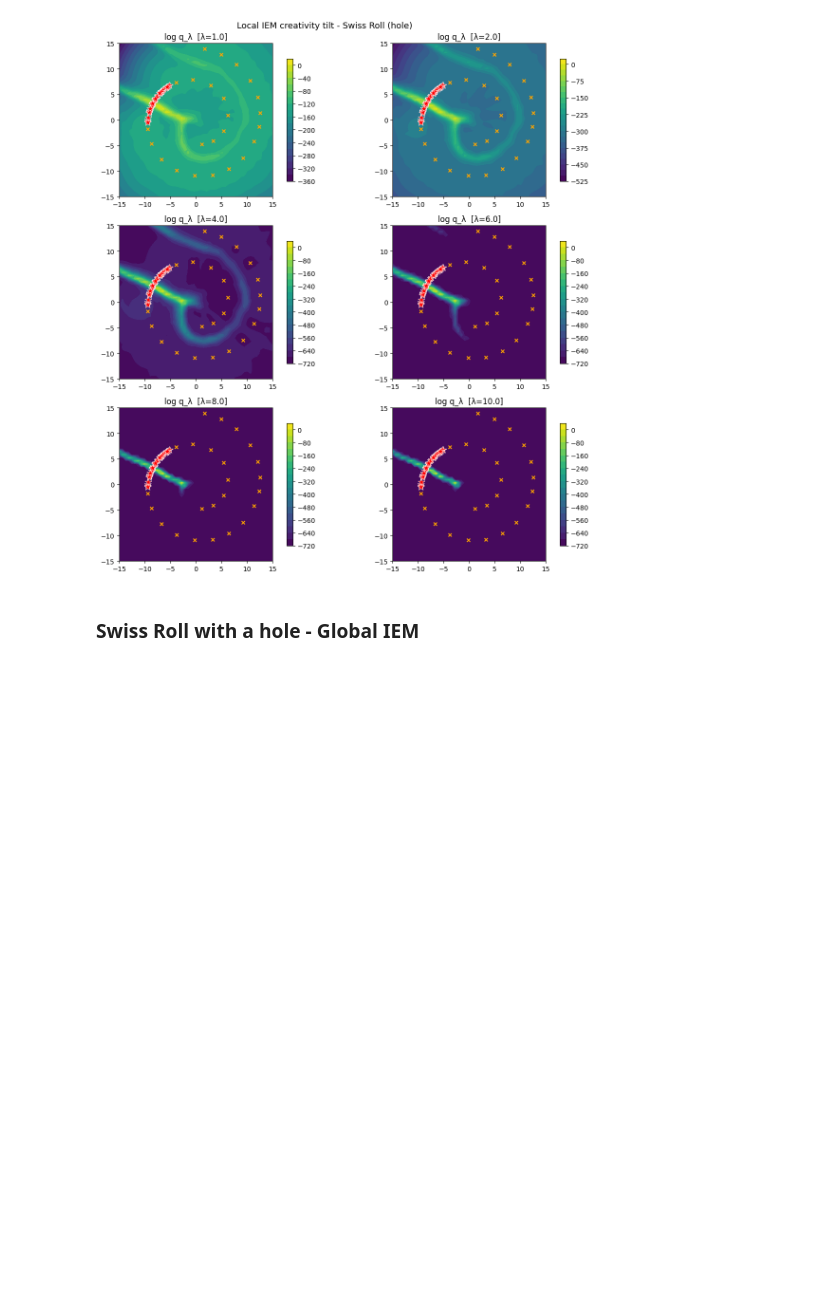
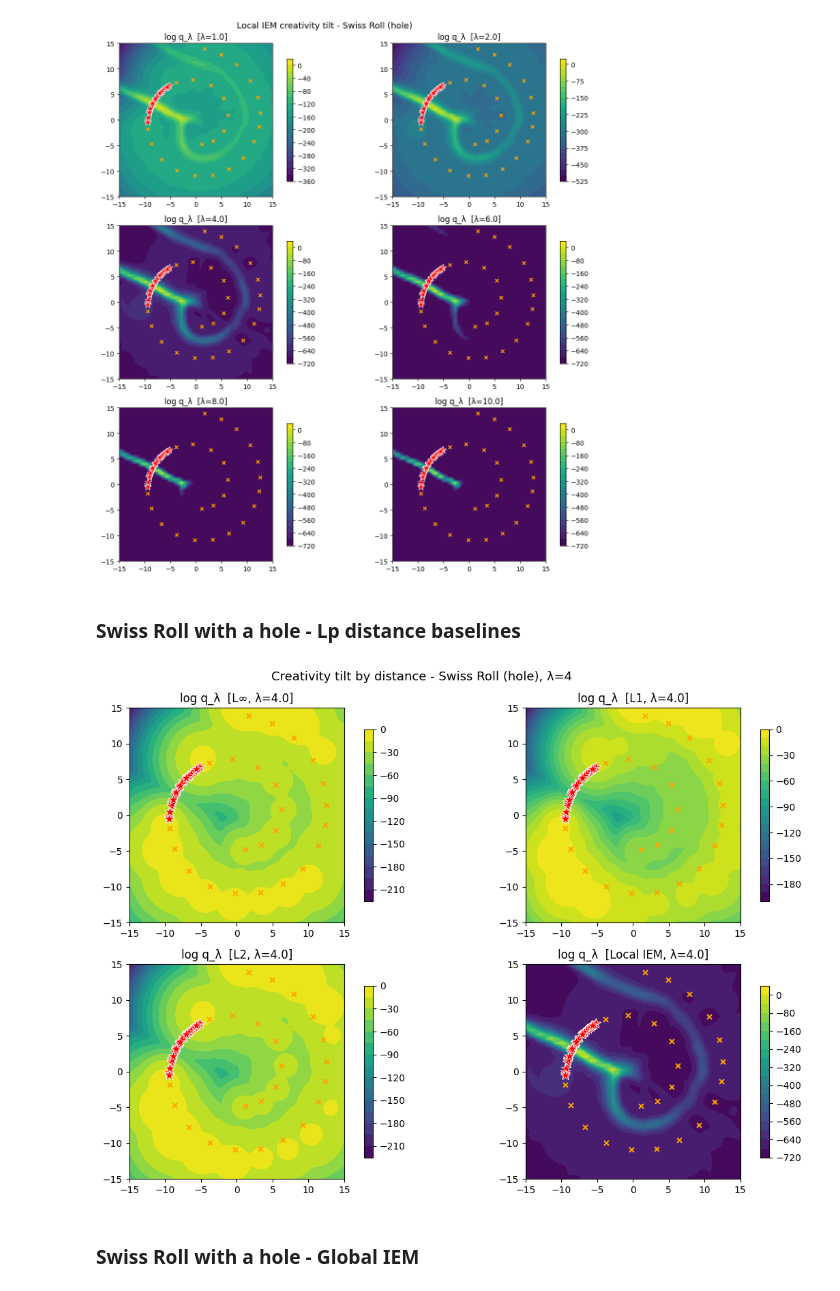
Before and after one commit to arielzoiz/creativity-measure, a Jupyter notebook: demo.ipynb, the cells around one changed output. Cells and saved outputs as stored; diff of their text form; code cells hidden in the pictures; blank space fills up the shorter version.

```diff
--- a/demo.ipynb
+++ b/demo.ipynb
@@ -597,6 +597,44 @@ plt.tight_layout(); plt.show()
 # %% [output]
 [figure]
 [figure]
+# %% [markdown]
+### Swiss Roll with a hole - Lp distance baselines
+# %%
+# Baseline Minkowski-distance creativity scores: E_{x'~p}[ ||x - x'||_p ].
+# L∞ replaces the degenerate L0 (p=0 is ~constant in continuous space → no tilt).
+baseline_dists = [
+    ("L∞", float("inf")),
+    ("L1", 1.0),
+    ("L2", 2.0),
+]
+expected_dist_lp = {
+    name: expected_distance(LpDistance(p), grid_points_roll2, x_refs)
+    for name, p in baseline_dists
+}
+# %%
+LAMBDA = 4.0
+panels = [
+    ("L∞",        expected_dist_lp["L∞"]),
+    ("L1",        expected_dist_lp["L1"]),
+    ("L2",        expected_dist_lp["L2"]),
+    ("Local IEM", expected_dist_roll2),
+]
+ncols = 2
+nrows = math.ceil(len(panels) / ncols)
+PANEL_W, PANEL_H = 6, 4
+fig, axes = plt.subplots(nrows, ncols, figsize=(PANEL_W * ncols, PANEL_H * nrows))
+axes = axes.flatten()
+for i, (name, edist) in enumerate(panels):
+    log_q_unnorm = log_p_grid_roll2 + LAMBDA * edist
+    log_q, q, Z = grid_normalize(log_q_unnorm, cell_area)
+    plot_field(log_q, XX, YY, ax=axes[i], title=f"log q_λ  [{name}, λ={LAMBDA}]",
+               marked=MEANS, missing=MISSING)
+for j in range(len(panels), len(axes)):
+    axes[j].axis('off')
+fig.suptitle("Creativity tilt by distance - Swiss Roll (hole), λ=4", fontsize=13)
+plt.tight_layout(); plt.show()
+# %% [output]
+[figure, added]
 # %% [markdown]
 ### Swiss Roll with a hole - Global IEM
 # %%
```
